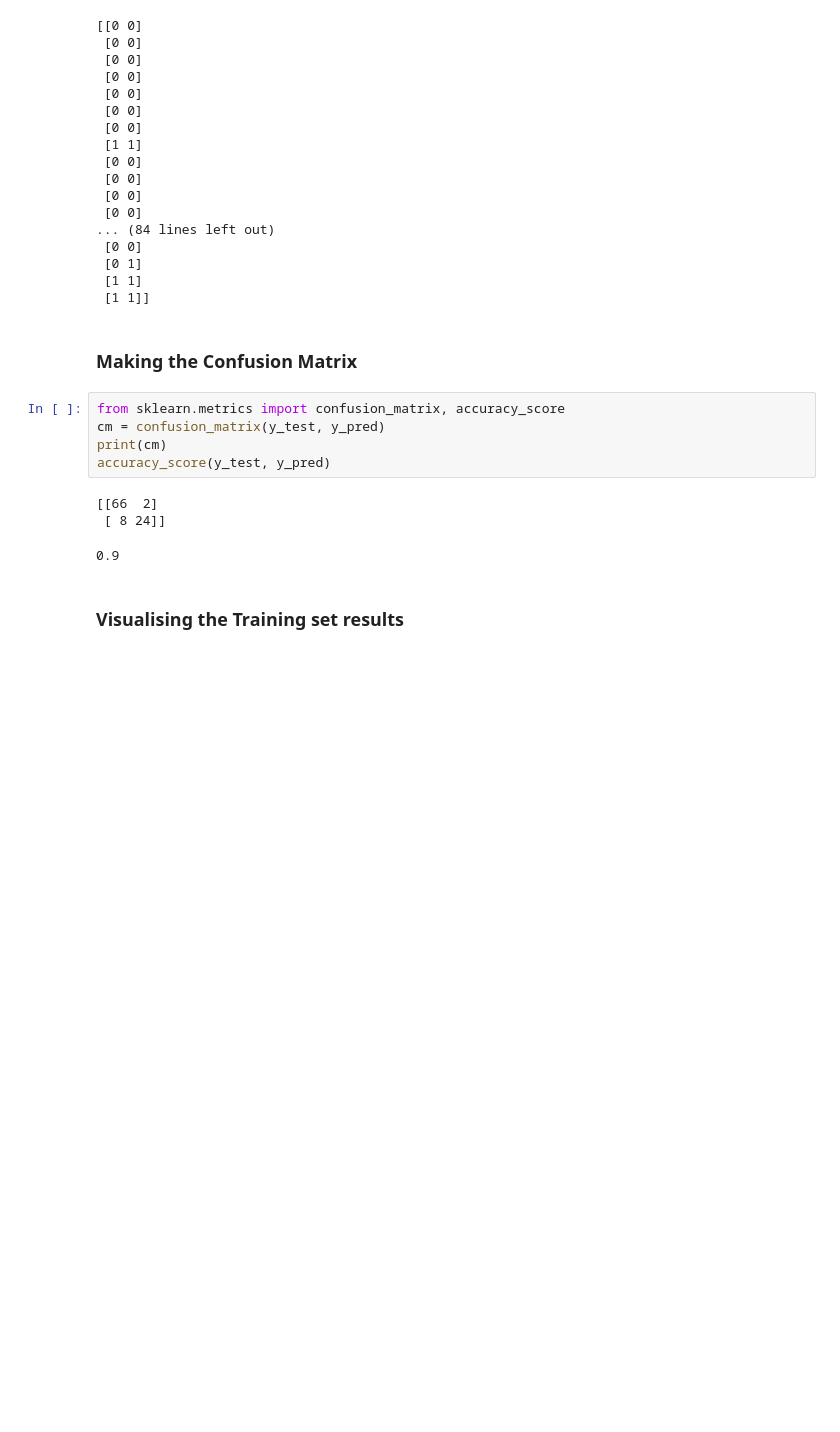
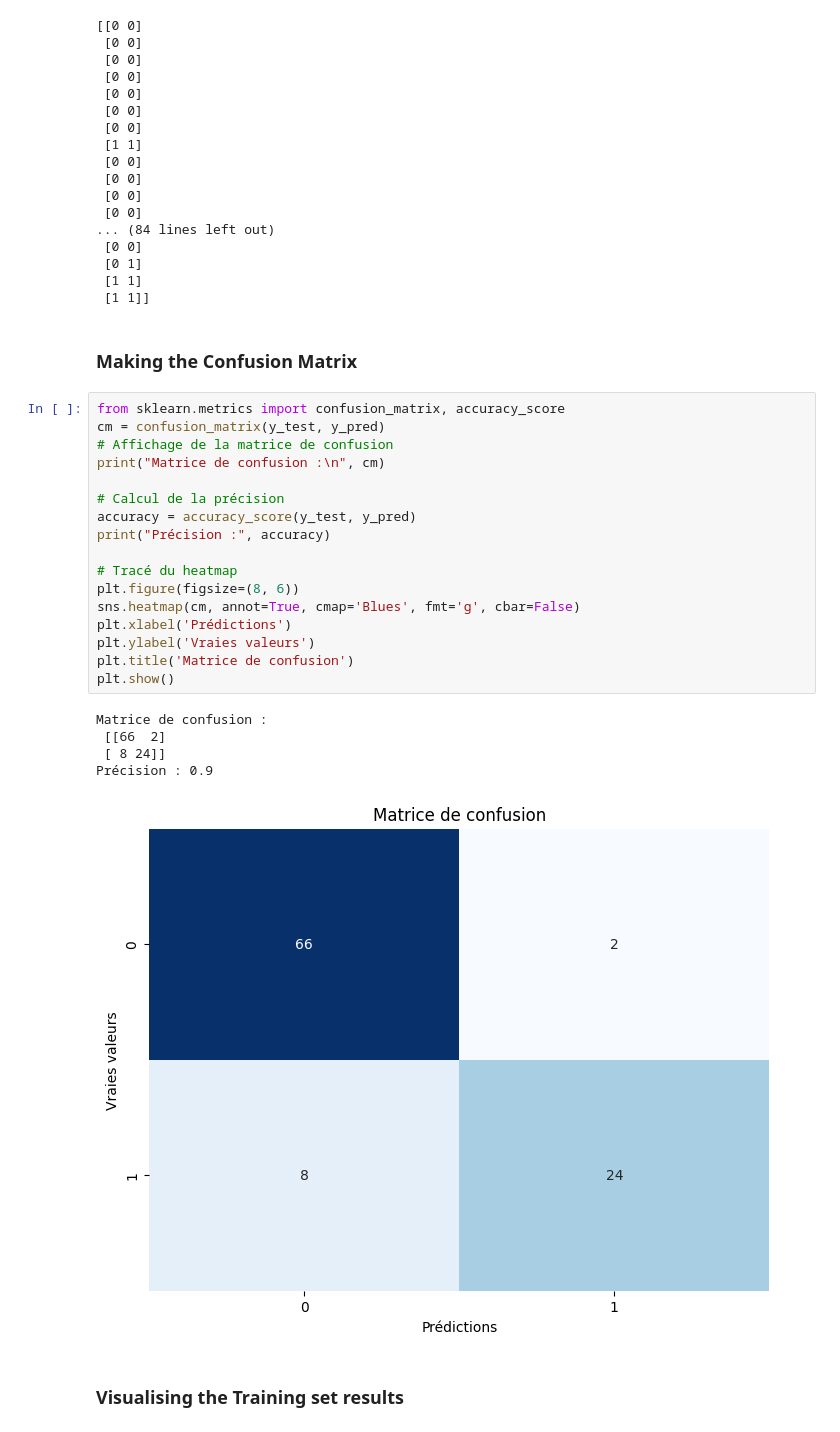
Before and after one commit to akramelbasri/MASTER_TPS_DATA_MINING, a Jupyter notebook: TP_Support_Vector_Machine_SVM.ipynb, the cells around one changed output. Cells and saved outputs as stored; diff of their text form; blank space fills up the shorter version.

```diff
--- a/TP_Support_Vector_Machine_SVM.ipynb
+++ b/TP_Support_Vector_Machine_SVM.ipynb
@@ -143,15 +164,29 @@ print(np.concatenate((y_pred.reshape(len(y_pred),1), y_test.reshape(len(y_test),
  [1 1]]
 # %% [markdown]
 ### Making the Confusion Matrix
-# %%
-from sklearn.metrics import confusion_matrix, accuracy_score
-cm = confusion_matrix(y_test, y_pred)
-print(cm)
-accuracy_score(y_test, y_pred)
-# %% [output]
-[[66  2]
- [ 8 24]]
-0.9
+# %%
+from sklearn.metrics import confusion_matrix, accuracy_score
+cm = confusion_matrix(y_test, y_pred)
+# Affichage de la matrice de confusion
+print("Matrice de confusion :\n", cm)
+
+# Calcul de la précision
+accuracy = accuracy_score(y_test, y_pred)
+print("Précision :", accuracy)
+
+# Tracé du heatmap
+plt.figure(figsize=(8, 6))
+sns.heatmap(cm, annot=True, cmap='Blues', fmt='g', cbar=False)
+plt.xlabel('Prédictions')
+plt.ylabel('Vraies valeurs')
+plt.title('Matrice de confusion')
+plt.show()
+# %% [output]
+Matrice de confusion :
+ [[66  2]
+ [ 8 24]]
+Précision : 0.9
+[figure, added]
 # %% [markdown]
 ### Visualising the Training set results
 # %%
```
Also changed, not shown: parts of 21 cells of this notebook.
